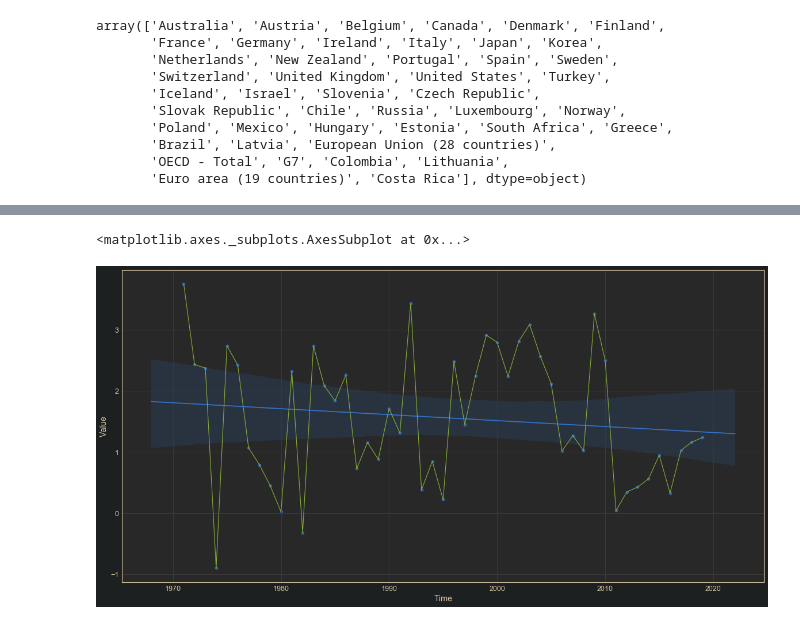
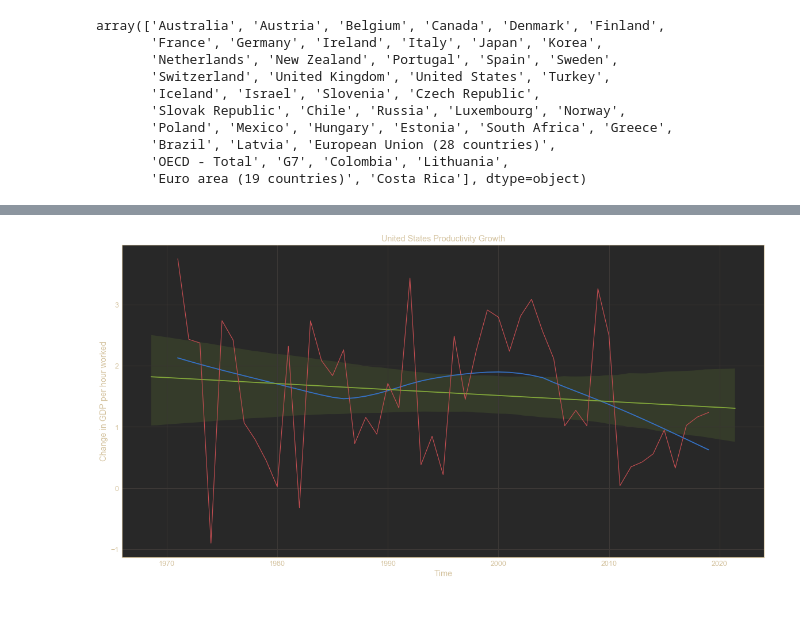
Before and after one commit to mayabenowitz/neuralcraft, a Jupyter notebook: notebooks/1.0-mayab-macroecon.ipynb, the cells around one changed output, grey strips where cells are left out. Drawn from its saved outputs; the diff is of its cells as text; code cells hidden in the pictures.

Commit message:
productivity growth modeling

```diff
--- a/notebooks/1.0-mayab-macroecon.ipynb
+++ b/notebooks/1.0-mayab-macroecon.ipynb
@@ -72,7 +69,8 @@ array([1985, 1986, 1987, 1988, 1989, 1990, 1991, 1992, 1993, 1994, 1995,
        2018, 2019, 1971, 1972, 1973, 1974, 1975, 1976, 1977, 1978, 1979,
        1980, 1981, 1982, 1983, 1984], dtype=int64)
 # %%
-df['Country'].unique()
+countries = df['Country'].unique()
+countries
 # %% [output]
 array(['Australia', 'Austria', 'Belgium', 'Canada', 'Denmark', 'Finland',
        'France', 'Germany', 'Ireland', 'Italy', 'Japan', 'Korea',
@@ -84,9 +82,21 @@ array(['Australia', 'Austria', 'Belgium', 'Canada', 'Denmark', 'Finland',
        'Brazil', 'Latvia', 'European Union (28 countries)',
        'OECD - Total', 'G7', 'Colombia', 'Lithuania',
        'Euro area (19 countries)', 'Costa Rica'], dtype=object)
+# %%
+def _regplot(df, country):
+    fig, ax = plt.subplots(figsize=(20,10))
+    # locally weighted linear regression
+    sns.regplot(x='Time', y='Value', lowess=True, scatter=False, data=df)
+    # linear regression
+    sns.regplot(x='Time', y='Value', scatter=False, data=df)
+    sns.lineplot(x='Time', y='Value', data=df)
+    plt.title(f'{country} Productivity Growth')
+    plt.ylabel('Change in GDP per hour worked')
 # %%
-df_us = df[
-    (df['Country'] == 'United States')
-    & (df['Subject'] == 'GDP per hour worked, constant prices ')
-]
-df_us.head()
+def collect_data(df) -> dict:
+    df_cdict={}
+    for c in countries:
+        df_cdict[c] = df[
+        (df['Country'] == c) & (df['Subject'] == 'GDP per hour worked, constant prices ')
+        ]
+    return df_cdict
@@ -100,7 +103,8 @@ df_us.head()
-# %%
-fig, ax = plt.subplots(figsize=(20,10))
-sns.regplot(x='Time', y='Value', data=df_us)
-sns.lineplot(x='Time', y='Value', data=df_us)
-# %% [output]
-<matplotlib.axes._subplots.AxesSubplot at 0x...>
-[figure, removed]
+# %%
+def regplot(df, country):
+    d = collect_data(df)
+    return _regplot(d[country], country)
+# %%
+regplot(df, 'United States')
+# %% [output]
+[figure, added]
```
Also changed, not shown: parts of 4 cells of this notebook.
